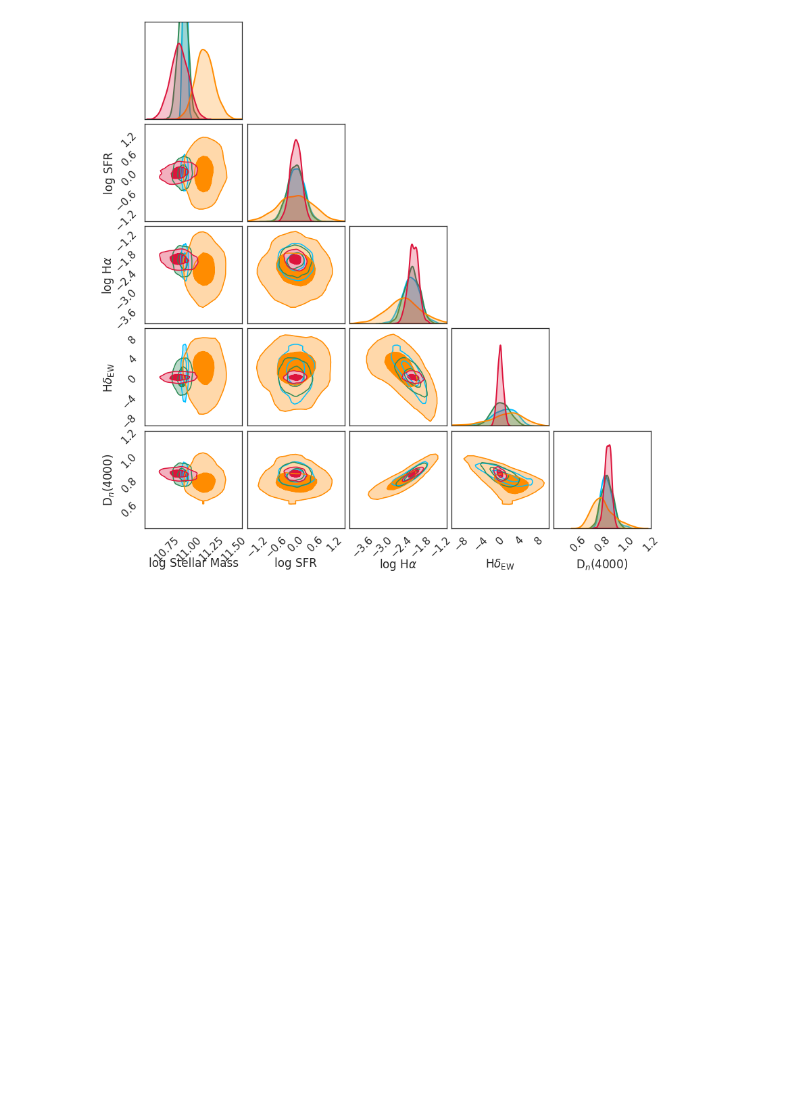
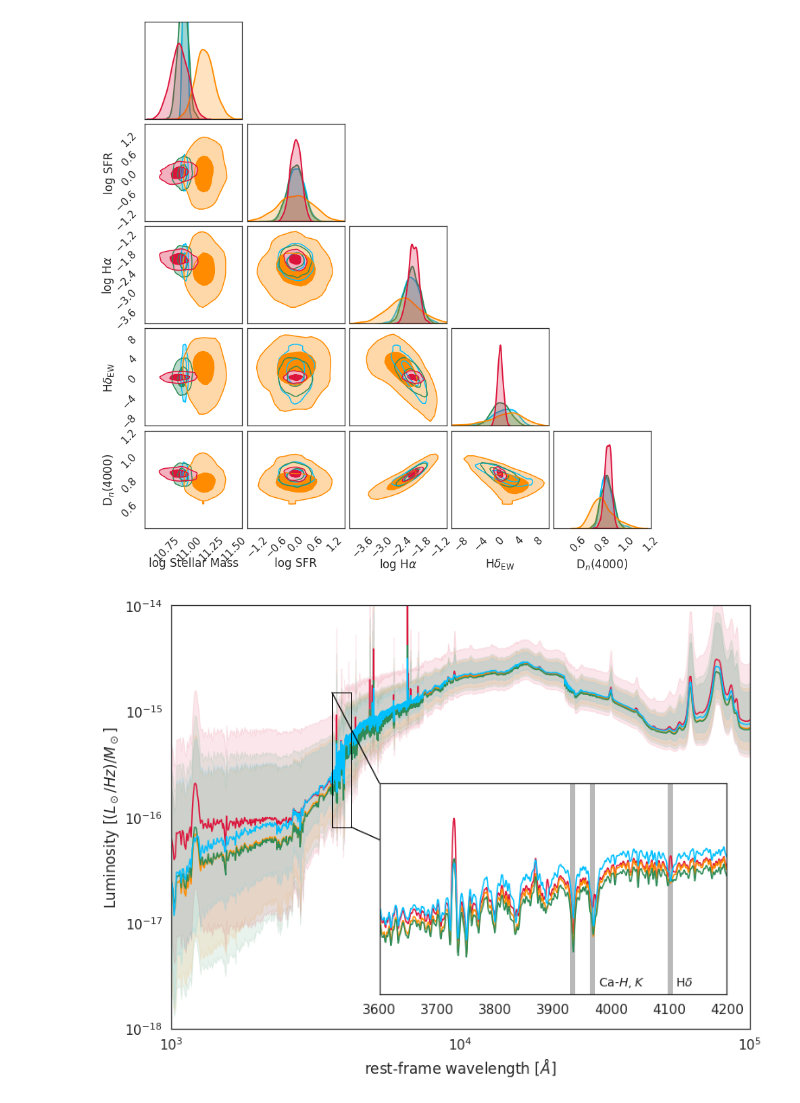
Before and after one commit to kartheikiyer/GP-SFH, a Jupyter notebook: Figures 3 and 4 - spectral features for toy models.ipynb, the cells around one changed output. Cells and saved outputs as stored; diff of their text form; code cells hidden in the pictures; blank space fills up the shorter version.

```diff
--- a/Figures 3 and 4 - spectral features for toy models.ipynb
+++ b/Figures 3 and 4 - spectral features for toy models.ipynb
@@ -504,3 +509,61 @@ plt.show()
 # %% [output]
 <Figure size 648x432 with 0 Axes>
 [figure]
+# %%
+
+fig, axs = plt.subplots(figsize=(12,9))
+axins = axs.inset_axes([0.36, 0.08, 0.6, 0.5])
+axins.axvline(4101.734,color='k',alpha=0.3,lw=6)
+axins.text(4101.734+10,9e-17,r'H$\delta$',fontsize=14)
+
+axins.axvline(3968.47,color='k',alpha=0.3,lw=6)
+axins.text(3968.47+10,9e-17,r'Ca-$H,K$',fontsize=14)
+axins.axvline(3933.66,color='k',alpha=0.3,lw=6)
+# axins.text(3933.66+10,9e-17,r'Ca-$K$',fontsize=14)
+
+# plt.vlines(6562, 1e-18,1e-14,color='k',lw=5,alpha=0.3)
+# plt.fill_between([4041,4161], [1e-18,1e-18],[1e-14,1e-14],color='k',alpha=0.3)
+# plt.fill_between([3850,4100], [1e-18,1e-18],[1e-14,1e-14],color='k',alpha=0.3)
+
+for i, case in enumerate(cases):
+
+    fname = 'precomputed_kernels/v2_ExReg_1dex_'+case+'_constsfh_tarr%.0f_zval%.1f_nsamp%.0f_rseed%.0f.h5' %(tarr_res, zval, nsamp, random_seed)
+    case1 = hickle.load(fname)
+
+    lam_mask = (case1.lam[0] > 1e3) & (case1.lam[0] < 1e5)
+    plt.plot(case1.lam[0][lam_mask],
+             np.nanmedian(np.array(case1.spec_massnorm),0)[lam_mask], color=case_colors[i])
+    plt.fill_between(case1.lam[0][lam_mask],
+             np.nanpercentile(np.array(case1.spec_massnorm),16,0)[lam_mask],
+             np.nanpercentile(np.array(case1.spec_massnorm),84,0)[lam_mask],
+             color=case_colors[i],alpha=0.1)
+
+    axins.plot(case1.lam[0][lam_mask],
+             np.nanmedian(np.array(case1.spec_massnorm),0)[lam_mask], color=case_colors[i])
+
+    x1, x2, y1, y2 = 3600,4200, 8e-17,1.5e-15
+
+    axins.set_xlim(x1, x2)
+    axins.set_ylim(y1, y2)
+    axins.set_yscale('log')
+#     axins.set_xticklabels('')
+    axins.set_yticklabels('')
+
+
+    a,b = axs.indicate_inset_zoom(axins, edgecolor="black", )
+    #print(b[0].get_visible(),b[1].get_visible())
+    #b[0].set_visible = False
+    #b[3].set_visible = False
+
+
+    #axins.set_xscale('log')
+
+plt.xscale('log');plt.yscale('log')
+plt.xlabel('rest-frame wavelength [$\AA$]')
+plt.ylabel('Luminosity [$(L_\odot/Hz)/M_\odot$]')
+plt.xlim(1e3,1e5)
+plt.ylim(1e-18,1e-14)
+plt.savefig('figures/fig4_panel1_1dex.png',bbox_inches='tight')
+plt.show()
+# %% [output]
+[figure, added]
```
Also changed, not shown: parts of 2 cells of this notebook, 10 other files.
